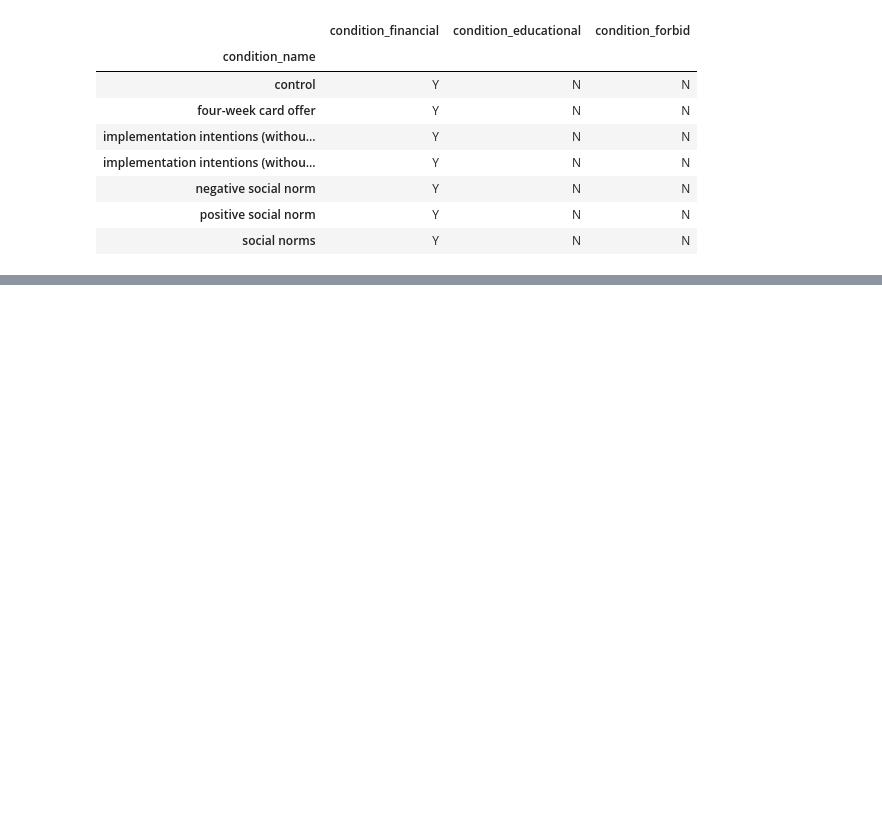
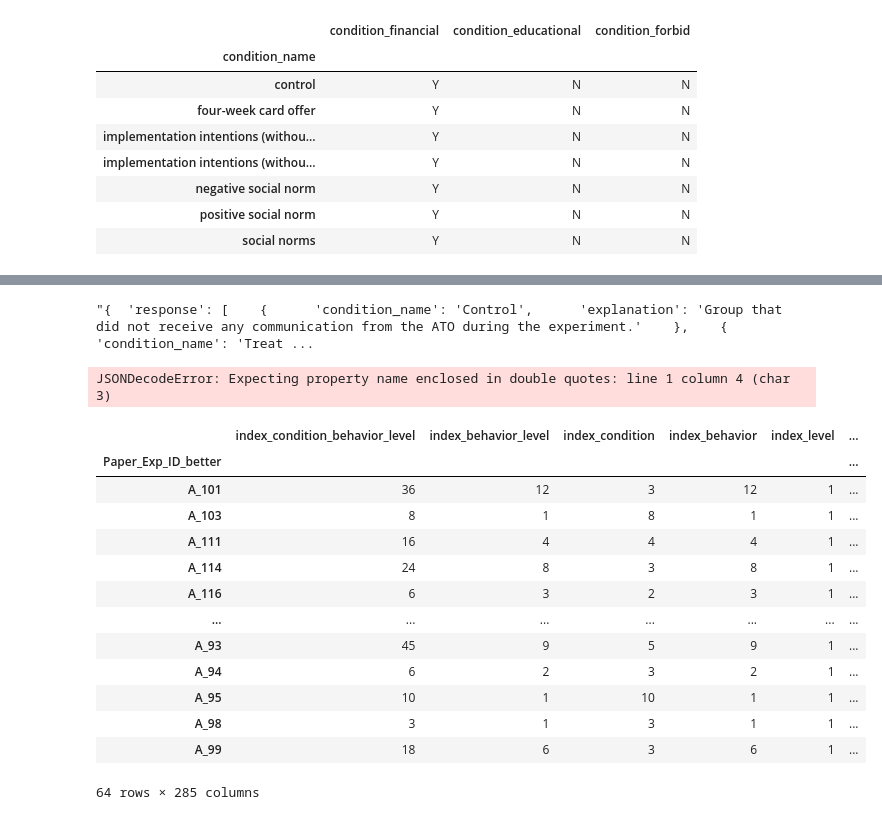
Before and after one commit to Watts-Lab/atlas, a Jupyter notebook: notebooks/gpt_turbo_atlas.ipynb, the cells around one changed output, grey strips where cells are left out. Drawn from its saved outputs; the diff is of its cells as text; code cells hidden in the pictures; blank space fills up the shorter version.

````diff
--- a/notebooks/gpt_turbo_atlas.ipynb
+++ b/notebooks/gpt_turbo_atlas.ipynb
@@ -437,0 +491,32 @@ message
+# %%
+res.choices[0].message.content.replace("\n", "").replace("```json", "").replace("```", "")
+# %% [output]
+"{  'response': [    {      'condition_name': 'Control',      'explanation': 'Group that did not receive any communication from the ATO during the experiment.'    },    {      'condition_name': 'Treat ...
+# %%
+json.loads(
+    res.choices[0]
+    .message.content
+    # .replace("'", '"')
+    .replace("\n", "")
+    .replace("```json", "")
+    .replace("```", "")
+)
+# %% [output]
+JSONDecodeError: Expecting property name enclosed in double quotes: line 1 column 4 (char 3)
+# %%
+master_db_df.groupby('Paper_Exp_ID_better').nunique()
+# %% [output]
+|  | index_condition_behavior_level | index_behavior_level | index_condition | index_behavior | index_level | ... |
+| Paper_Exp_ID_better |  |  |  |  |  | ... |
+| A_101 | 36 | 12 | 3 | 12 | 1 | ... |
+| A_103 | 8 | 1 | 8 | 1 | 1 | ... |
+| A_111 | 16 | 4 | 4 | 4 | 1 | ... |
+| A_114 | 24 | 8 | 3 | 8 | 1 | ... |
+| A_116 | 6 | 3 | 2 | 3 | 1 | ... |
+| ... | ... | ... | ... | ... | ... | ... |
+| A_93 | 45 | 9 | 5 | 9 | 1 | ... |
+| A_94 | 6 | 2 | 3 | 2 | 1 | ... |
+| A_95 | 10 | 1 | 10 | 1 | 1 | ... |
+| A_98 | 3 | 1 | 3 | 1 | 1 | ... |
+| A_99 | 18 | 6 | 3 | 6 | 1 | ... |
+64 rows × 285 columns
````
Also changed, not shown: parts of 14 cells of this notebook, 4 other files.
